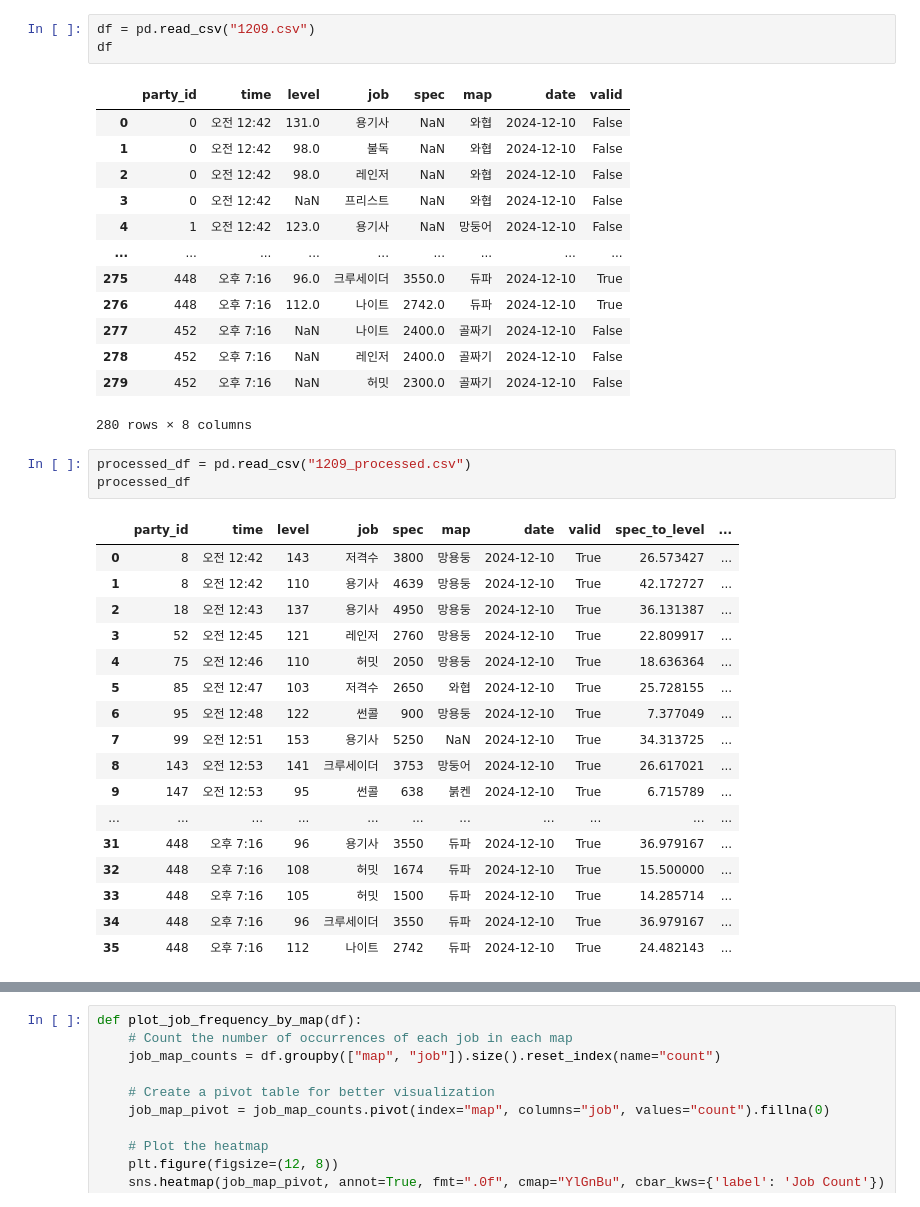
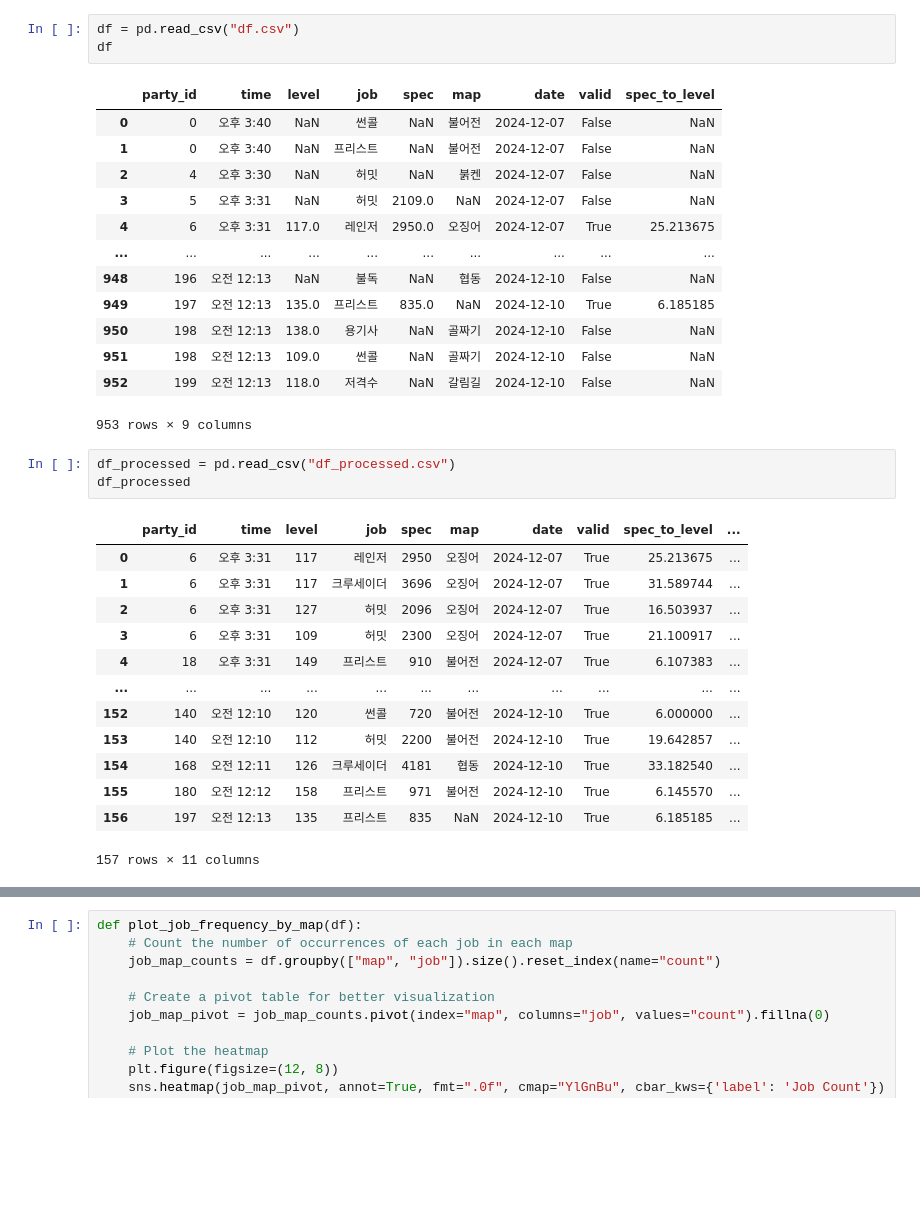
Before and after one commit to jongwonIee/mapleland, a Jupyter notebook: party/main.ipynb, the cells around one changed output, grey strips where cells are left out. Cells and saved outputs as stored; diff of their text form; blank space fills up the shorter version.

```diff
--- a/party/main.ipynb
+++ b/party/main.ipynb
@@ -206,41 +135,37 @@ Rows removed: 244
 # %%
-df = pd.read_csv("1209.csv")
+df = pd.read_csv("df.csv")
 df
 # %% [output]
-|  | party_id | time | level | job | spec | map | date | valid |
-| 0 | 0 | 오전 12:42 | 131.0 | 용기사 | NaN | 와협 | 2024-12-10 | False |
-| 1 | 0 | 오전 12:42 | 98.0 | 불독 | NaN | 와협 | 2024-12-10 | False |
-| 2 | 0 | 오전 12:42 | 98.0 | 레인저 | NaN | 와협 | 2024-12-10 | False |
-| 3 | 0 | 오전 12:42 | NaN | 프리스트 | NaN | 와협 | 2024-12-10 | False |
-| 4 | 1 | 오전 12:42 | 123.0 | 용기사 | NaN | 망둥어 | 2024-12-10 | False |
-| ... | ... | ... | ... | ... | ... | ... | ... | ... |
-| 275 | 448 | 오후 7:16 | 96.0 | 크루세이더 | 3550.0 | 듀파 | 2024-12-10 | True |
-| 276 | 448 | 오후 7:16 | 112.0 | 나이트 | 2742.0 | 듀파 | 2024-12-10 | True |
-| 277 | 452 | 오후 7:16 | NaN | 나이트 | 2400.0 | 골짜기 | 2024-12-10 | False |
-| 278 | 452 | 오후 7:16 | NaN | 레인저 | 2400.0 | 골짜기 | 2024-12-10 | False |
-| 279 | 452 | 오후 7:16 | NaN | 허밋 | 2300.0 | 골짜기 | 2024-12-10 | False |
+|  | party_id | time | level | job | spec | map | date | valid | spec_to_level |
+| 0 | 0 | 오후 3:40 | NaN | 썬콜 | NaN | 불어전 | 2024-12-07 | False | NaN |
+| 1 | 0 | 오후 3:40 | NaN | 프리스트 | NaN | 불어전 | 2024-12-07 | False | NaN |
+| 2 | 4 | 오후 3:30 | NaN | 허밋 | NaN | 붉켄 | 2024-12-07 | False | NaN |
+| 3 | 5 | 오후 3:31 | NaN | 허밋 | 2109.0 | NaN | 2024-12-07 | False | NaN |
+| 4 | 6 | 오후 3:31 | 117.0 | 레인저 | 2950.0 | 오징어 | 2024-12-07 | True | 25.213675 |
+| ... | ... | ... | ... | ... | ... | ... | ... | ... | ... |
+| 948 | 196 | 오전 12:13 | NaN | 불독 | NaN | 협동 | 2024-12-10 | False | NaN |
+| 949 | 197 | 오전 12:13 | 135.0 | 프리스트 | 835.0 | NaN | 2024-12-10 | True | 6.185185 |
+| 950 | 198 | 오전 12:13 | 138.0 | 용기사 | NaN | 골짜기 | 2024-12-10 | False | NaN |
+| 951 | 198 | 오전 12:13 | 109.0 | 썬콜 | NaN | 골짜기 | 2024-12-10 | False | NaN |
+| 952 | 199 | 오전 12:13 | 118.0 | 저격수 | NaN | 갈림길 | 2024-12-10 | False | NaN |
-280 rows × 8 columns
+953 rows × 9 columns
 # %%
-processed_df = pd.read_csv("1209_processed.csv")
-processed_df
+df_processed = pd.read_csv("df_processed.csv")
+df_processed
 # %% [output]
 |  | party_id | time | level | job | spec | map | date | valid | spec_to_level | ... |
-| 0 | 8 | 오전 12:42 | 143 | 저격수 | 3800 | 망용둥 | 2024-12-10 | True | 26.573427 | ... |
-| 1 | 8 | 오전 12:42 | 110 | 용기사 | 4639 | 망용둥 | 2024-12-10 | True | 42.172727 | ... |
-| 2 | 18 | 오전 12:43 | 137 | 용기사 | 4950 | 망용둥 | 2024-12-10 | True | 36.131387 | ... |
-| 3 | 52 | 오전 12:45 | 121 | 레인저 | 2760 | 망용둥 | 2024-12-10 | True | 22.809917 | ... |
-| 4 | 75 | 오전 12:46 | 110 | 허밋 | 2050 | 망용둥 | 2024-12-10 | True | 18.636364 | ... |
-| 5 | 85 | 오전 12:47 | 103 | 저격수 | 2650 | 와협 | 2024-12-10 | True | 25.728155 | ... |
-| 6 | 95 | 오전 12:48 | 122 | 썬콜 | 900 | 망용둥 | 2024-12-10 | True | 7.377049 | ... |
-| 7 | 99 | 오전 12:51 | 153 | 용기사 | 5250 | NaN | 2024-12-10 | True | 34.313725 | ... |
-| 8 | 143 | 오전 12:53 | 141 | 크루세이더 | 3753 | 망둥어 | 2024-12-10 | True | 26.617021 | ... |
-| 9 | 147 | 오전 12:53 | 95 | 썬콜 | 638 | 붉켄 | 2024-12-10 | True | 6.715789 | ... |
+| 0 | 6 | 오후 3:31 | 117 | 레인저 | 2950 | 오징어 | 2024-12-07 | True | 25.213675 | ... |
+| 1 | 6 | 오후 3:31 | 117 | 크루세이더 | 3696 | 오징어 | 2024-12-07 | True | 31.589744 | ... |
+| 2 | 6 | 오후 3:31 | 127 | 허밋 | 2096 | 오징어 | 2024-12-07 | True | 16.503937 | ... |
+| 3 | 6 | 오후 3:31 | 109 | 허밋 | 2300 | 오징어 | 2024-12-07 | True | 21.100917 | ... |
+| 4 | 18 | 오후 3:31 | 149 | 프리스트 | 910 | 불어전 | 2024-12-07 | True | 6.107383 | ... |
 | ... | ... | ... | ... | ... | ... | ... | ... | ... | ... | ... |
-| 31 | 448 | 오후 7:16 | 96 | 용기사 | 3550 | 듀파 | 2024-12-10 | True | 36.979167 | ... |
-| 32 | 448 | 오후 7:16 | 108 | 허밋 | 1674 | 듀파 | 2024-12-10 | True | 15.500000 | ... |
-| 33 | 448 | 오후 7:16 | 105 | 허밋 | 1500 | 듀파 | 2024-12-10 | True | 14.285714 | ... |
-| 34 | 448 | 오후 7:16 | 96 | 크루세이더 | 3550 | 듀파 | 2024-12-10 | True | 36.979167 | ... |
-| 35 | 448 | 오후 7:16 | 112 | 나이트 | 2742 | 듀파 | 2024-12-10 | True | 24.482143 | ... |
+| 152 | 140 | 오전 12:10 | 120 | 썬콜 | 720 | 불어전 | 2024-12-10 | True | 6.000000 | ... |
+| 153 | 140 | 오전 12:10 | 112 | 허밋 | 2200 | 불어전 | 2024-12-10 | True | 19.642857 | ... |
+| 154 | 168 | 오전 12:11 | 126 | 크루세이더 | 4181 | 협동 | 2024-12-10 | True | 33.182540 | ... |
+| 155 | 180 | 오전 12:12 | 158 | 프리스트 | 971 | 불어전 | 2024-12-10 | True | 6.145570 | ... |
+| 156 | 197 | 오전 12:13 | 135 | 프리스트 | 835 | NaN | 2024-12-10 | True | 6.185185 | ... |
+157 rows × 11 columns
 # %%
 hermit = df[(df['job'] == '허밋')]
 hermit
```
Also changed, not shown: parts of 11 cells of this notebook, 11 other files.
